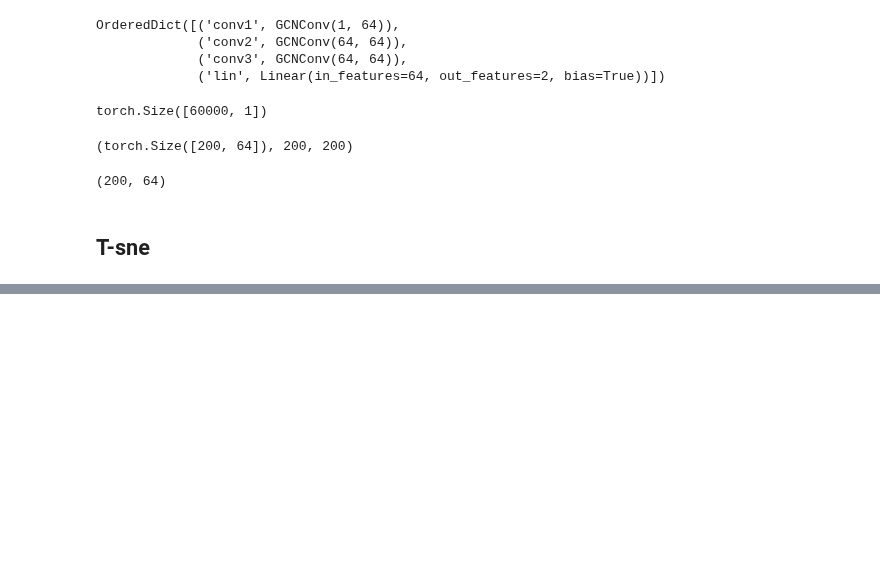
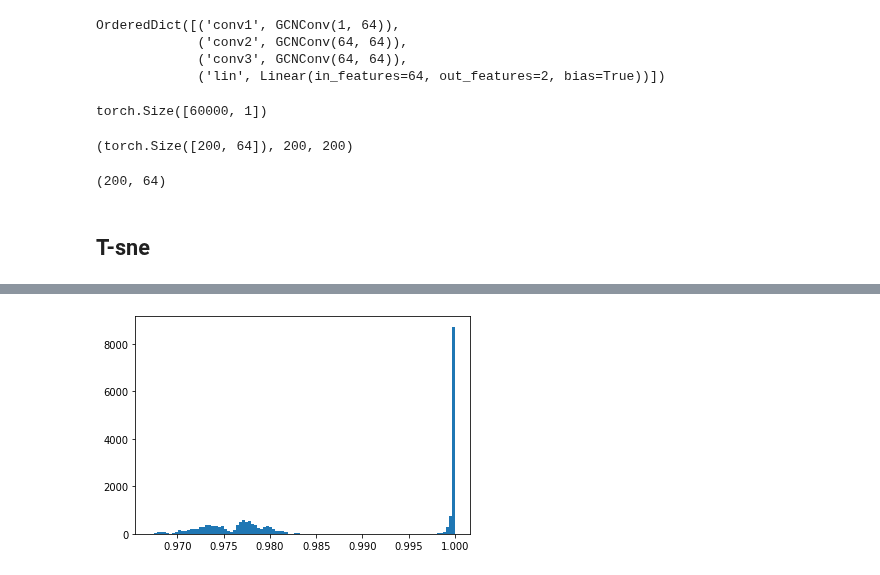
Before and after one commit to dandarm/Embednet, a Jupyter notebook: GNN_training_2.ipynb, the cells around one changed output, grey strips where cells are left out. Drawn from its saved outputs; the diff is of its cells as text; code cells hidden in the pictures; blank space fills up the shorter version.

```diff
--- a/GNN_training_2.ipynb
+++ b/GNN_training_2.ipynb
@@ -364,0 +301,4 @@ for epoch in range(1, 171):
+# %%
+plt.hist(distances, bins=100);
+# %% [output]
+[figure, added]
```
Also changed, not shown: parts of 18 cells of this notebook, 8 other files.
